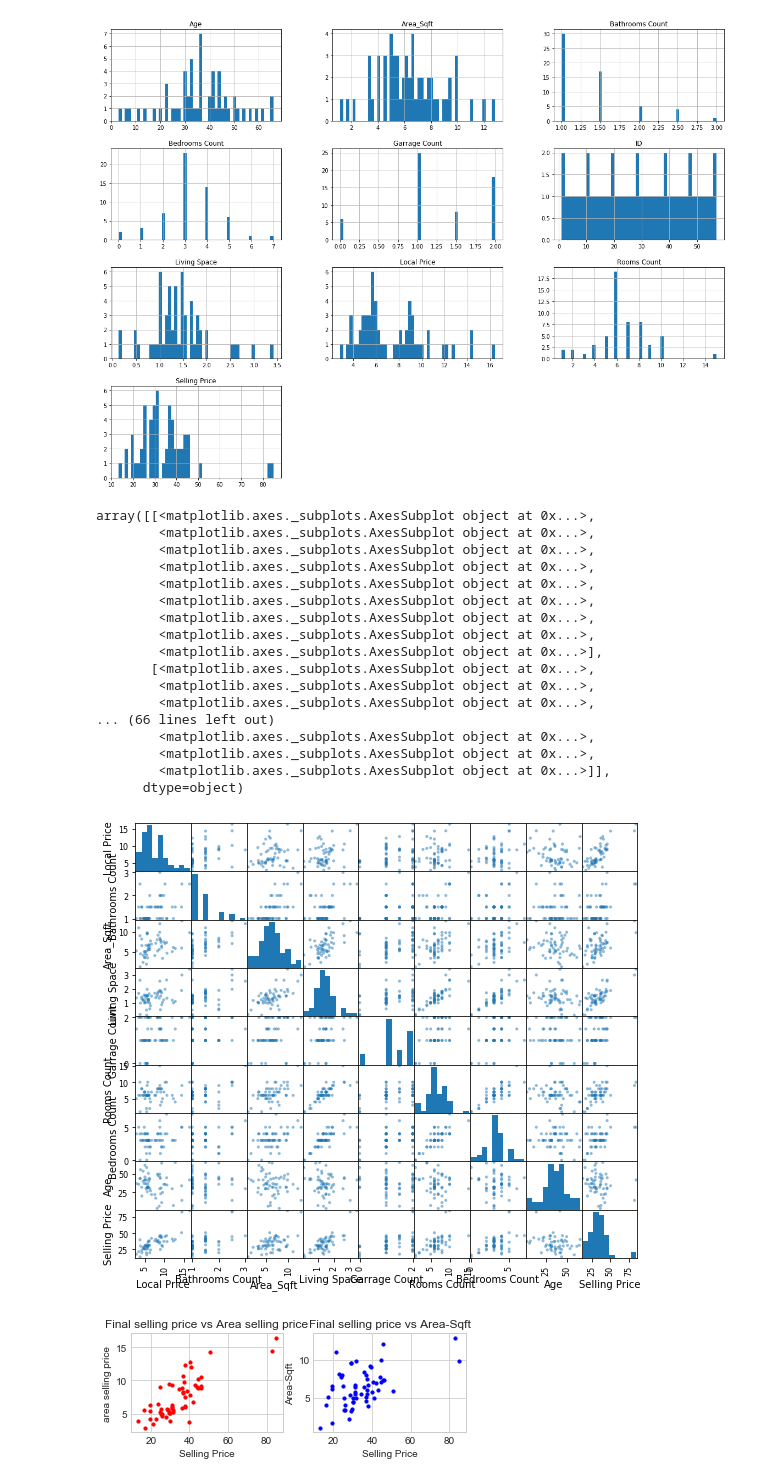
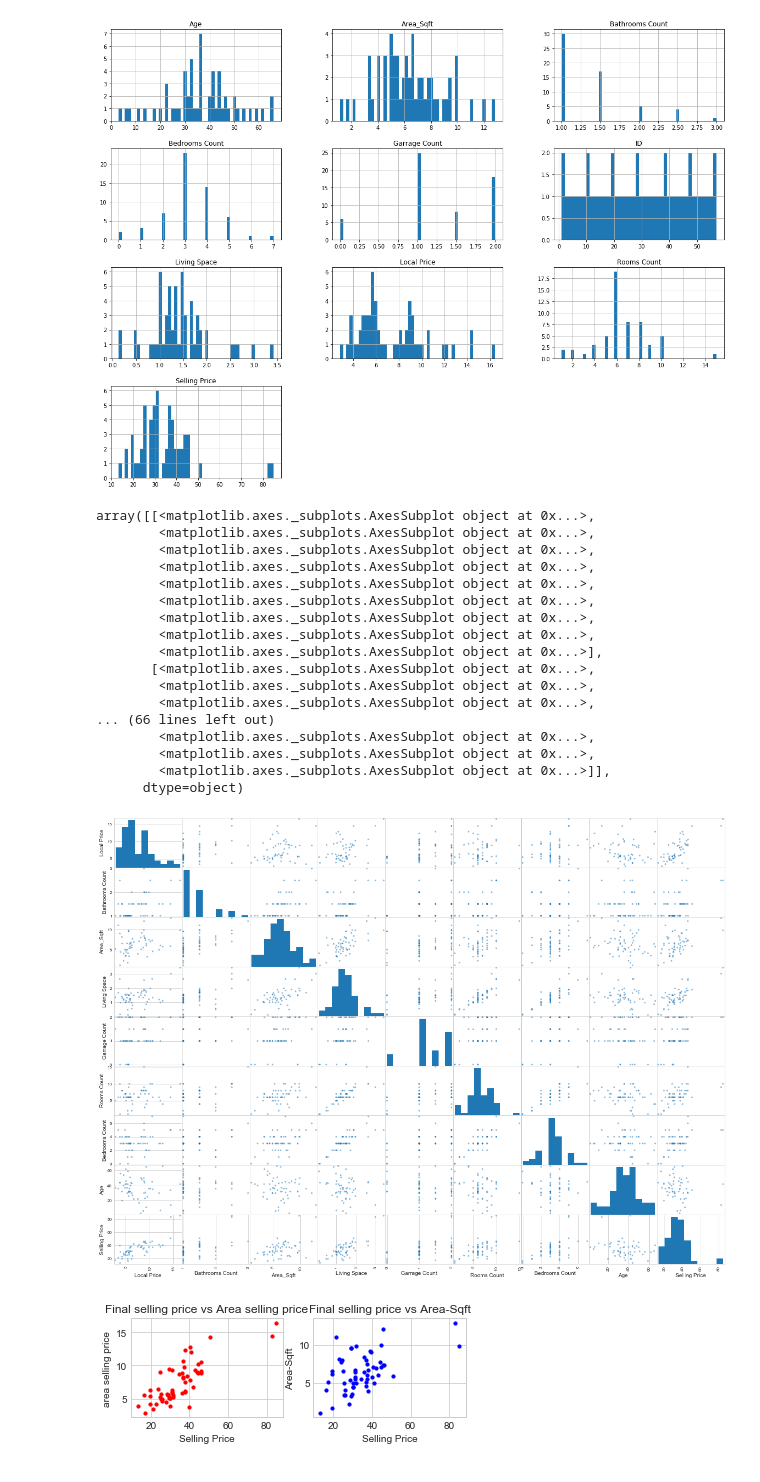
Before and after one commit to dip808381/InsAnalytics-Project-, a Jupyter notebook: household.project.ipynb, the cells around one changed output. Cells and saved outputs as stored; diff of their text form; code cells hidden in the pictures.

```diff
--- a/household.project.ipynb
+++ b/household.project.ipynb
@@ -54,26 +54,26 @@ array([[<matplotlib.axes._subplots.AxesSubplot object at 0x...>,
 [figure]
 # %%
 from pandas.plotting import scatter_matrix
-scatter_matrix(dataset1,figsize = (9,8))
+scatter_matrix(dataset1,figsize = (20,15))
 # %% [output]
 array([[<matplotlib.axes._subplots.AxesSubplot object at 0x...>,
         <matplotlib.axes._subplots.AxesSubplot object at 0x...>,
         <matplotlib.axes._subplots.AxesSubplot object at 0x...>,
         <matplotlib.axes._subplots.AxesSubplot object at 0x...>,
         <matplotlib.axes._subplots.AxesSubplot object at 0x...>,
         <matplotlib.axes._subplots.AxesSubplot object at 0x...>,
         <matplotlib.axes._subplots.AxesSubplot object at 0x...>,
         <matplotlib.axes._subplots.AxesSubplot object at 0x...>,
         <matplotlib.axes._subplots.AxesSubplot object at 0x...>],
        [<matplotlib.axes._subplots.AxesSubplot object at 0x...>,
         <matplotlib.axes._subplots.AxesSubplot object at 0x...>,
         <matplotlib.axes._subplots.AxesSubplot object at 0x...>,
 ... (66 lines left out)
         <matplotlib.axes._subplots.AxesSubplot object at 0x...>,
         <matplotlib.axes._subplots.AxesSubplot object at 0x...>,
         <matplotlib.axes._subplots.AxesSubplot object at 0x...>]],
       dtype=object)
-[figure, old version]
+[figure, new version]
 # %%
 # Problem 1(a)
 # Plotting the Area Selling Price and Local Price data
```
